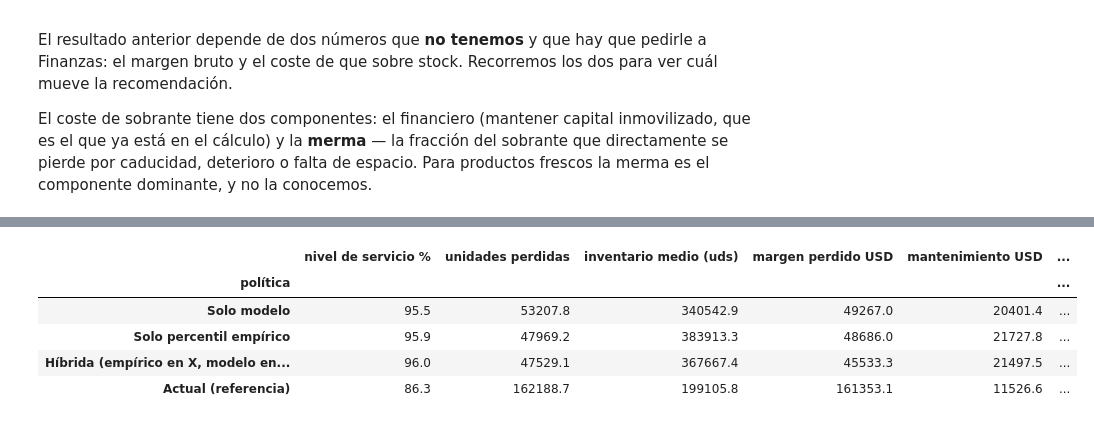
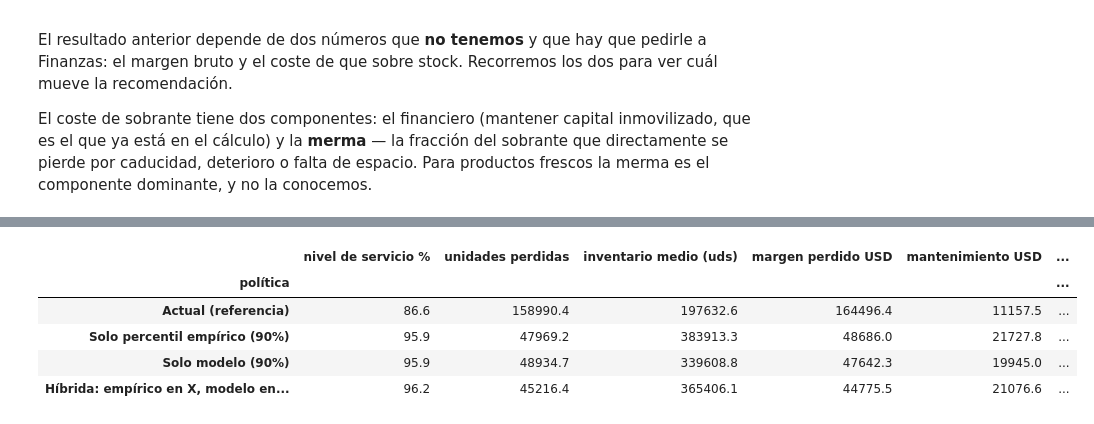
Before and after one commit to JuanCeruso/DSMarket, a Jupyter notebook: 04_Abastecimiento_DSMarket.ipynb, the cells around one changed output, grey strips where cells are left out. Drawn from its saved outputs; the diff is of its cells as text; code cells hidden in the pictures.

```diff
--- a/04_Abastecimiento_DSMarket.ipynb
+++ b/04_Abastecimiento_DSMarket.ipynb
@@ -97,15 +97,16 @@ if V is None:      # primera ejecución: reconstruimos la matriz de ventas desde
 meta = pd.read_csv(f"{CACHE}/meta.csv")
 calendar = pd.read_csv(f"{DATA_DIR}/daily_calendar_with_events.csv")
 calendar['date'] = pd.to_datetime(calendar['date'])
-clusters_prod = pd.read_csv(f"{CACHE}/clusters_producto.csv", index_col=0)
-meta['cluster_k5'] = meta['item'].map(clusters_prod['cluster_k5'])
+segmentacion = pd.read_csv(f"{CACHE}/segmentacion_productos.csv", index_col=0)   # Tarea 2 (notebook 02)
+meta['grupo'] = meta['item'].map(segmentacion['nombre_grupo'])
 
 n_series, n_days = V.shape
 s, e = n_days - 28, n_days                       # ventana de simulación = fold 3 de la Tarea 3
 H = e - s
 demanda = V[:, s:e].astype(np.float64)
-media_pred = pickle.load(open(f"{CACHE}/pred2_fold2.pkl", "rb"))['pred_lgb'].astype(np.float64)
-p90_pred = np.load(f"{CACHE}/p90_eval.npy").astype(np.float64)
+# predicciones del modelo final de la Tarea 3 (sección 16.6) para esta ventana: media y percentil 90
+media_pred = np.load(f"{CACHE}/final_eval_media.npy").astype(np.float64)
+p90_pred = np.load(f"{CACHE}/final_eval_p90.npy").astype(np.float64)
 print(f"ventana simulada: {calendar['date'].iloc[s].date()} a {calendar['date'].iloc[e-1].date()} ({H} días)")
 print(f"series: {n_series:,} | demanda real del período: {demanda.sum():,.0f} unidades")
 # %% [output]
@@ -521,18 +533,22 @@ El resultado anterior sugiere una política **híbrida**: usar el histórico don
 # %%
+def nivel_hibrido_a(sl):
+    """Nivel objetivo híbrido para un nivel de servicio dado: percentil histórico en X, modelo en Y/Z."""
+    emp = np.percentile(ventanas_hist, sl * 100, axis=1)
+    z = norm.ppf(sl)
+    return lambda t: np.where(clase_xyz == 'X', emp, nivel_objetivo(t, sig_mod_ext, z))
+
 usa_empirico = (clase_xyz == 'X')
-nivel_hibrido = lambda t: np.where(usa_empirico, percentil_empirico, nivel_con_modelo(t))
-sim_hib = simular(nivel_hibrido)
-
-finales = pd.DataFrame([economia(sim_con, 'Solo modelo'),
-                        economia(sim_sin, 'Solo percentil empírico'),
-                        economia(sim_hib, 'Híbrida (empírico en X, modelo en Y/Z)'),
-                        economia(resultados['Actual (a la predicción media)'], 'Actual (referencia)')]
+sim_hib = simular(nivel_hibrido_a(0.90))
+finales = pd.DataFrame([economia(resultados['Actual (a la predicción media)'], 'Actual (referencia)'),
+                        economia(sim_sin, 'Solo percentil empírico (90%)'),
+                        economia(sim_con, 'Solo modelo (90%)'),
+                        economia(sim_hib, 'Híbrida: empírico en X, modelo en Y/Z (90%)')]
                        ).set_index('política')
 finales.round(1)
 # %% [output]
 |  | nivel de servicio % | unidades perdidas | inventario medio (uds) | margen perdido USD | mantenimiento USD | ... |
 | política |  |  |  |  |  | ... |
-| Solo modelo | 95.5 | 53207.8 | 340542.9 | 49267.0 | 20401.4 | ... |
-| Solo percentil empírico | 95.9 | 47969.2 | 383913.3 | 48686.0 | 21727.8 | ... |
-| Híbrida (empírico en X, modelo en... | 96.0 | 47529.1 | 367667.4 | 45533.3 | 21497.5 | ... |
-| Actual (referencia) | 86.3 | 162188.7 | 199105.8 | 161353.1 | 11526.6 | ... |
+| Actual (referencia) | 86.6 | 158990.4 | 197632.6 | 164496.4 | 11157.5 | ... |
+| Solo percentil empírico (90%) | 95.9 | 47969.2 | 383913.3 | 48686.0 | 21727.8 | ... |
+| Solo modelo (90%) | 95.9 | 48934.7 | 339608.8 | 47642.3 | 19945.0 | ... |
+| Híbrida: empírico en X, modelo en... | 96.2 | 45216.4 | 365406.1 | 44775.5 | 21076.6 | ... |
```
Also changed, not shown: parts of 27 cells of this notebook, 52 other files.
